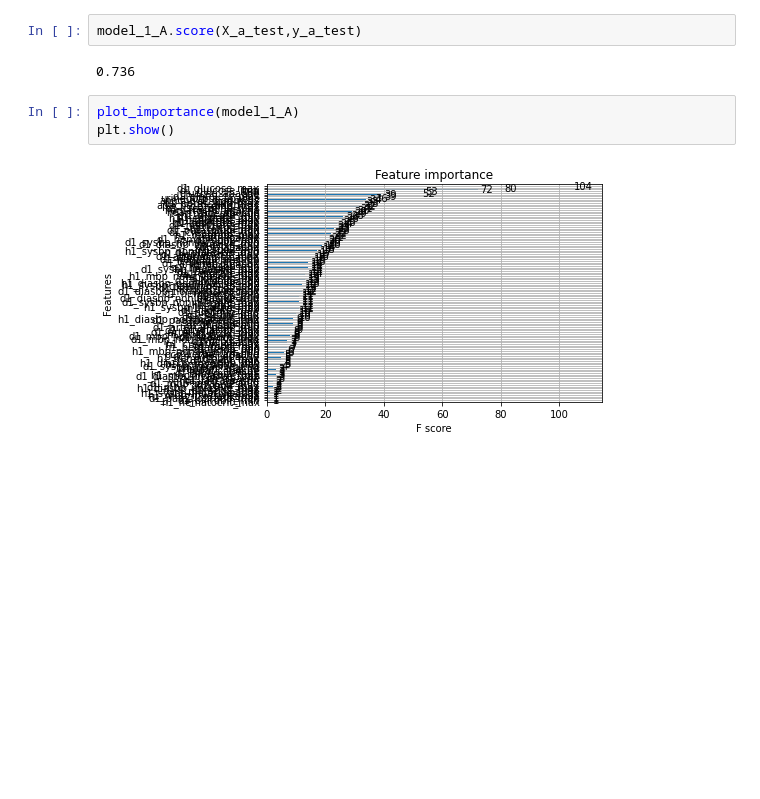
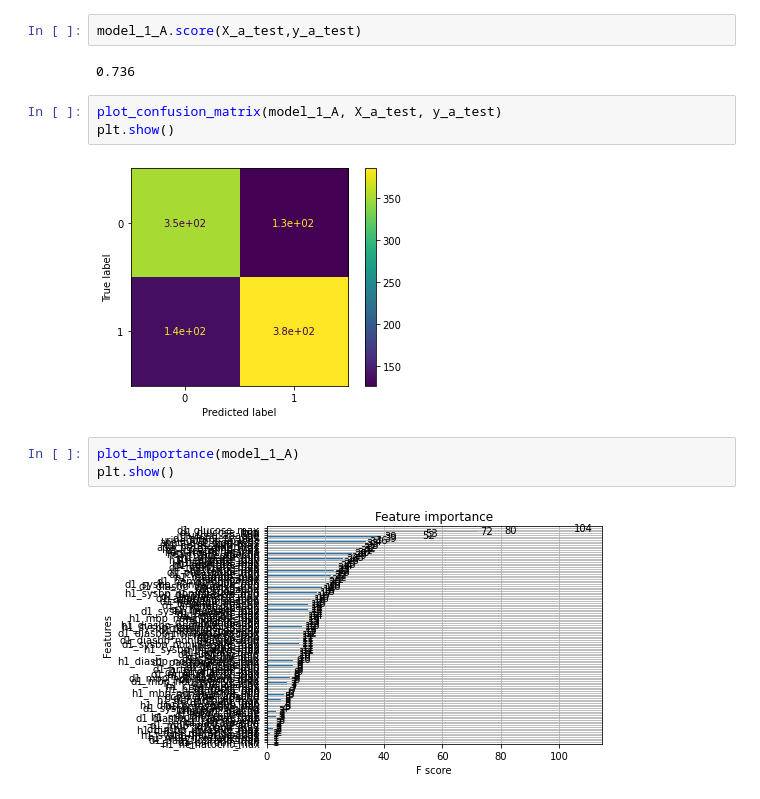
Before and after one commit to K-Hebel/WiDS_Chi, a Jupyter notebook: Model_WiDS.ipynb, the cells around one changed output. Drawn from its saved outputs; the diff is of its cells as text; blank space fills up the shorter version.

```diff
--- a/Model_WiDS.ipynb
+++ b/Model_WiDS.ipynb
@@ -348,6 +371,11 @@ XGBClassifier(base_score=0.5, booster='dart', colsample_bylevel=1,
 model_1_A.score(X_a_test,y_a_test)
 # %% [output]
 0.736
+# %%
+plot_confusion_matrix(model_1_A, X_a_test, y_a_test)
+plt.show()
+# %% [output]
+[figure, added]
 # %%
 plot_importance(model_1_A)
 plt.show()
```
Also changed, not shown: parts of 10 cells of this notebook.
